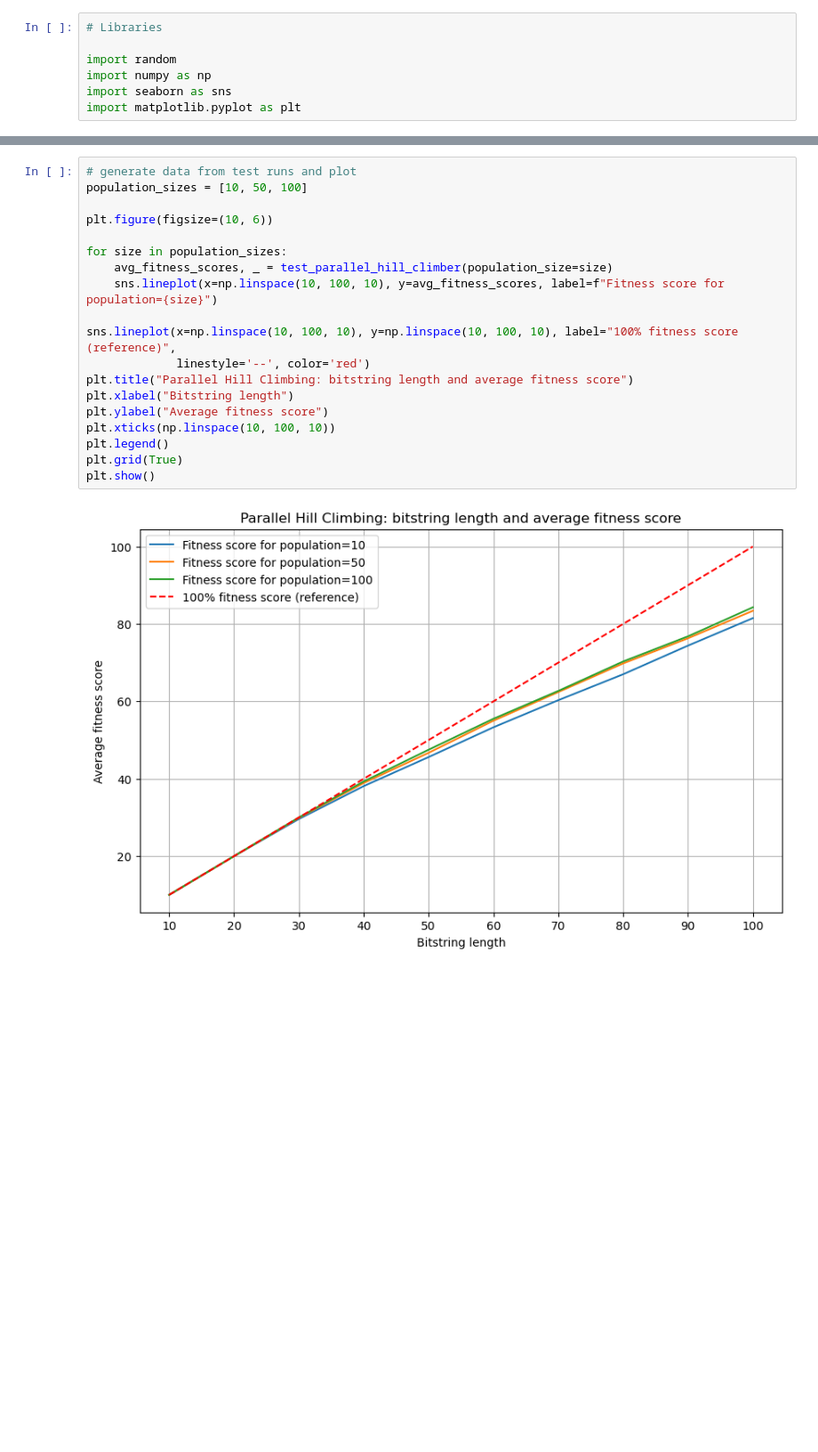
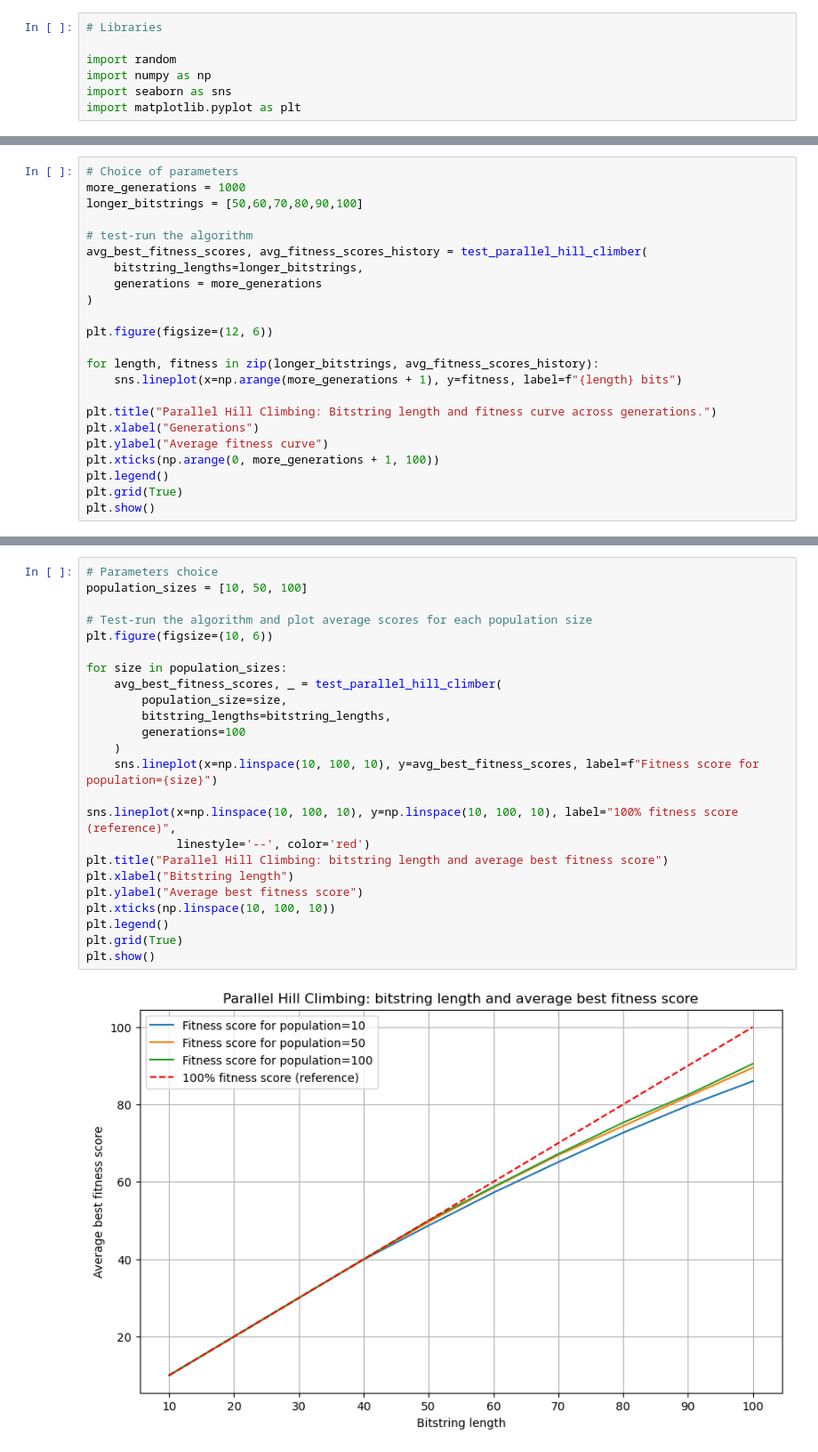
Before and after one commit to lukasz-iskierka/ai-parallel-hillclimbing-onemax, a Jupyter notebook: onemax_parallel_hill_climbing.ipynb, the cells around one changed output, grey strips where cells are left out. Shown at 89% size. Drawn from its saved outputs; the diff is of its cells as text; blank space fills up the shorter version.

```diff
--- a/onemax_parallel_hill_climbing.ipynb
+++ b/onemax_parallel_hill_climbing.ipynb
@@ -187,0 +256,23 @@ In the second test, I explore the effect of different population sizes on the al
+# %%
+# Choice of parameters
+more_generations = 1000
+longer_bitstrings = [50,60,70,80,90,100]
+
+# test-run the algorithm
+avg_best_fitness_scores, avg_fitness_scores_history = test_parallel_hill_climber(
+    bitstring_lengths=longer_bitstrings,
+    generations = more_generations
+)
+
+plt.figure(figsize=(12, 6))
+
+for length, fitness in zip(longer_bitstrings, avg_fitness_scores_history):
+    sns.lineplot(x=np.arange(more_generations + 1), y=fitness, label=f"{length} bits")
+
+plt.title("Parallel Hill Climbing: Bitstring length and fitness curve across generations.")
+plt.xlabel("Generations")
+plt.ylabel("Average fitness curve")
+plt.xticks(np.arange(0, more_generations + 1, 100))
+plt.legend()
+plt.grid(True)
+plt.show()
@@ -188,22 +287,27 @@ In the second test, I explore the effect of different population sizes on the al
 # %%
-# generate data from test runs and plot
+# Parameters choice
 population_sizes = [10, 50, 100]
 
+# Test-run the algorithm and plot average scores for each population size
 plt.figure(figsize=(10, 6))
 
 for size in population_sizes:
-    avg_fitness_scores, _ = test_parallel_hill_climber(population_size=size)
-    sns.lineplot(x=np.linspace(10, 100, 10), y=avg_fitness_scores, label=f"Fitness score for population={size}")
+    avg_best_fitness_scores, _ = test_parallel_hill_climber(
+        population_size=size,
+        bitstring_lengths=bitstring_lengths,
+        generations=100
+    )
+    sns.lineplot(x=np.linspace(10, 100, 10), y=avg_best_fitness_scores, label=f"Fitness score for population={size}")
 
 sns.lineplot(x=np.linspace(10, 100, 10), y=np.linspace(10, 100, 10), label="100% fitness score (reference)",
              linestyle='--', color='red')
-plt.title("Parallel Hill Climbing: bitstring length and average fitness score")
+plt.title("Parallel Hill Climbing: bitstring length and average best fitness score")
 plt.xlabel("Bitstring length")
-plt.ylabel("Average fitness score")
+plt.ylabel("Average best fitness score")
 plt.xticks(np.linspace(10, 100, 10))
 plt.legend()
 plt.grid(True)
 plt.show()
 # %% [output]
-[figure, old version]
+[figure, new version]
 # %% [markdown]
```
Also changed, not shown: parts of 17 cells of this notebook, 1 other file.
